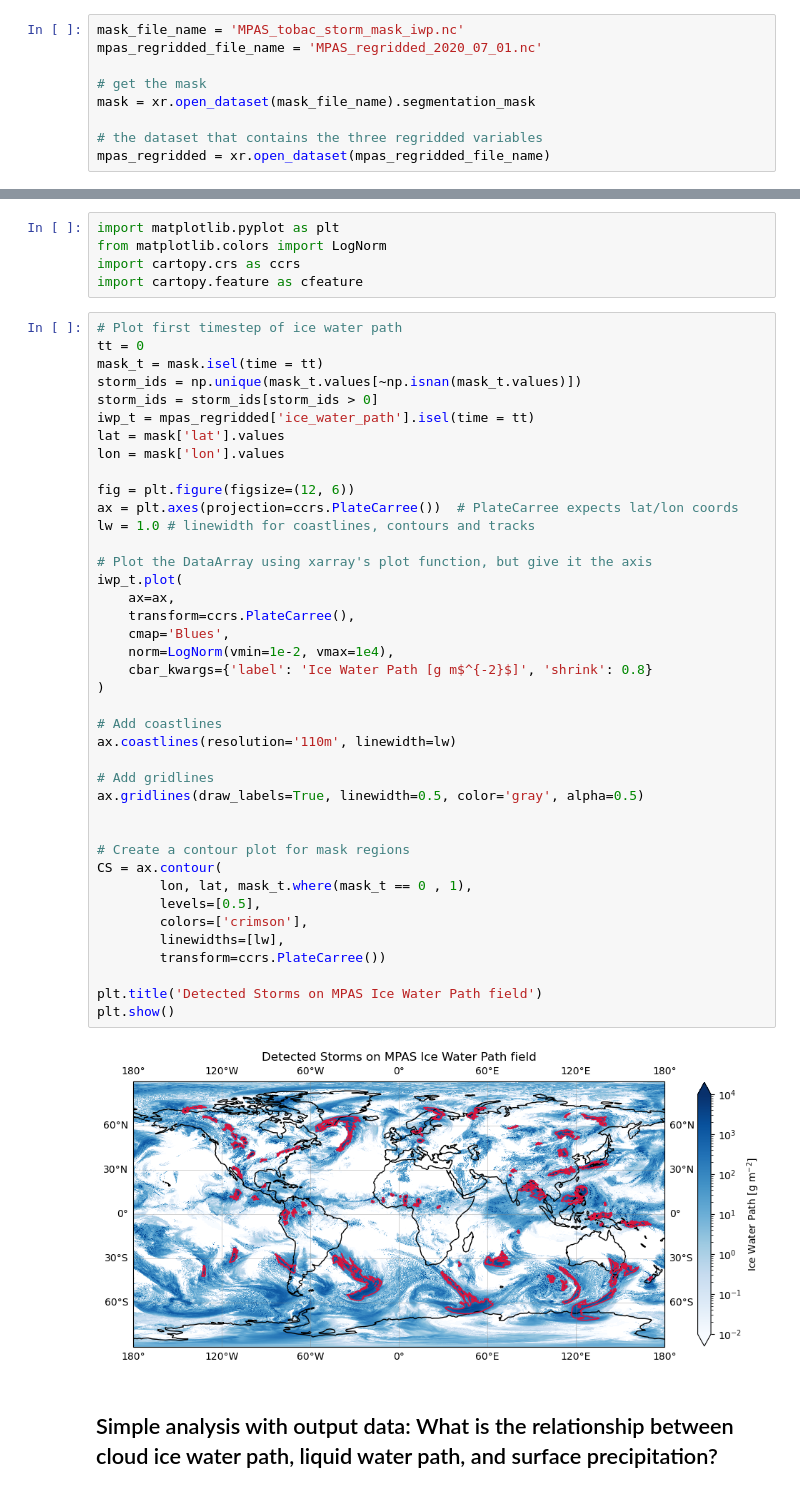
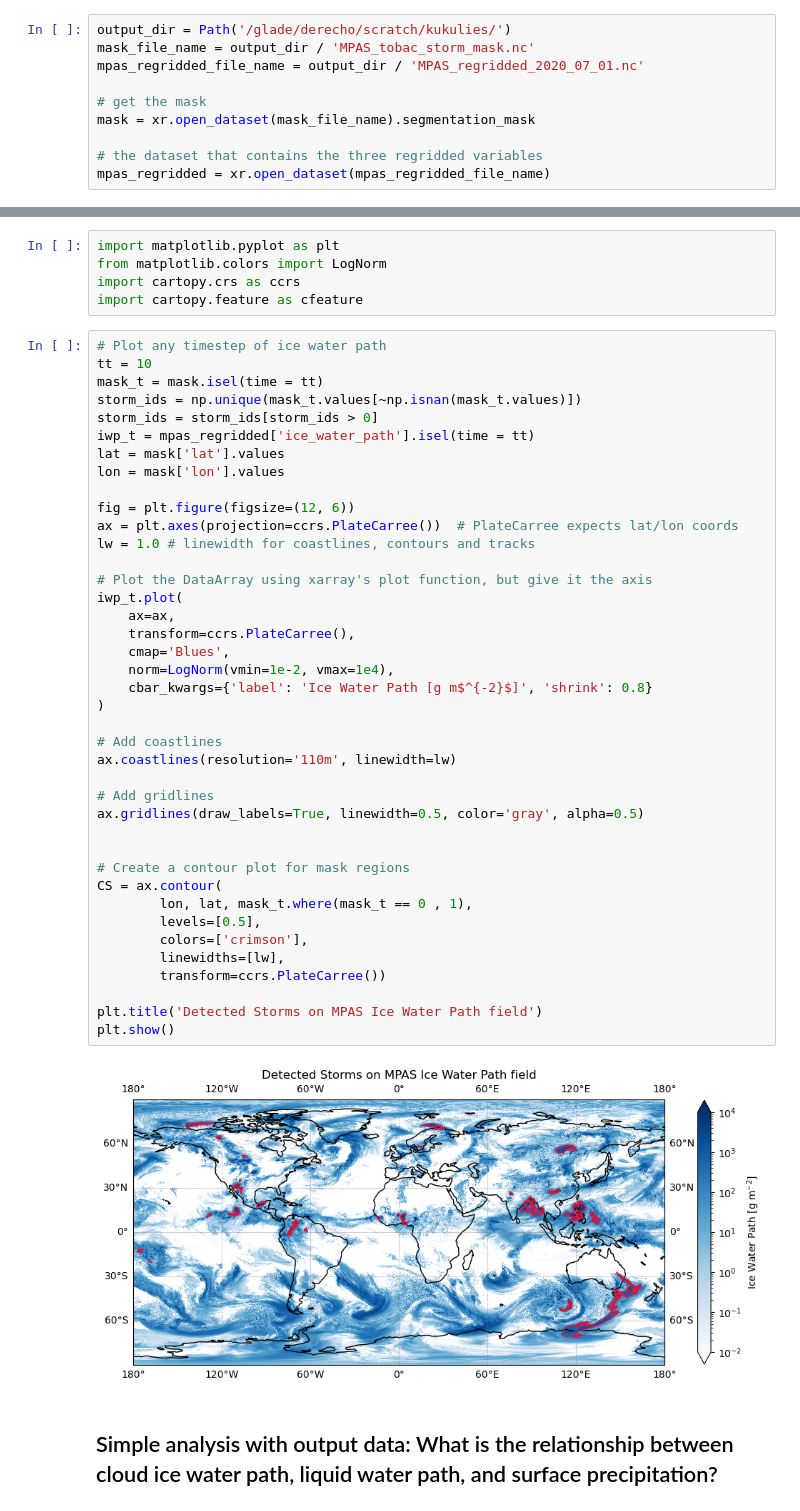
Before and after one commit to erogluorhan/storm-tracking-cookbook, a Jupyter notebook: notebooks/04-output-visualization.ipynb, the cells around one changed output, grey strips where cells are left out. Cells and saved outputs as stored; diff of their text form.

```diff
--- a/notebooks/04-output-visualization.ipynb
+++ b/notebooks/04-output-visualization.ipynb
@@ -16,8 +19,9 @@ For this cookbook, we are using tobac version: 1.6.0
 # %% [markdown]
 ### Read in data from previous steps again
 # %%
-mask_file_name = 'MPAS_tobac_storm_mask_iwp.nc'
-mpas_regridded_file_name = 'MPAS_regridded_2020_07_01.nc'
+output_dir = Path('/glade/derecho/scratch/kukulies/')
+mask_file_name = output_dir / 'MPAS_tobac_storm_mask.nc'
+mpas_regridded_file_name = output_dir / 'MPAS_regridded_2020_07_01.nc'
 
 # get the mask
 mask = xr.open_dataset(mask_file_name).segmentation_mask
@@ -33,8 +37,8 @@ from matplotlib.colors import LogNorm
 import cartopy.crs as ccrs
 import cartopy.feature as cfeature
 # %%
-# Plot first timestep of ice water path
-tt = 0
+# Plot any timestep of ice water path
+tt = 10
 mask_t = mask.isel(time = tt)
 storm_ids = np.unique(mask_t.values[~np.isnan(mask_t.values)])
 storm_ids = storm_ids[storm_ids > 0]
@@ -46,34 +50,34 @@ fig = plt.figure(figsize=(12, 6))
 ax = plt.axes(projection=ccrs.PlateCarree())  # PlateCarree expects lat/lon coords
 lw = 1.0 # linewidth for coastlines, contours and tracks
 
 # Plot the DataArray using xarray's plot function, but give it the axis
 iwp_t.plot(
     ax=ax,
     transform=ccrs.PlateCarree(),
     cmap='Blues',
     norm=LogNorm(vmin=1e-2, vmax=1e4),
     cbar_kwargs={'label': 'Ice Water Path [g m$^{-2}$]', 'shrink': 0.8}
 )
 
 # Add coastlines
 ax.coastlines(resolution='110m', linewidth=lw)
 
 # Add gridlines
 ax.gridlines(draw_labels=True, linewidth=0.5, color='gray', alpha=0.5)
 
 
 # Create a contour plot for mask regions
 CS = ax.contour(
         lon, lat, mask_t.where(mask_t == 0 , 1),
         levels=[0.5],
         colors=['crimson'],
         linewidths=[lw],
         transform=ccrs.PlateCarree())
 
 plt.title('Detected Storms on MPAS Ice Water Path field')
 plt.show()
 # %% [output]
-[figure, old version]
+[figure, new version]
 # %% [markdown]
 ## Simple analysis with output data: What is the relationship between cloud ice water path, liquid water path, and surface precipitation?
 # %% [markdown]
```
Also changed, not shown: parts of 6 cells of this notebook, 2 other files.
